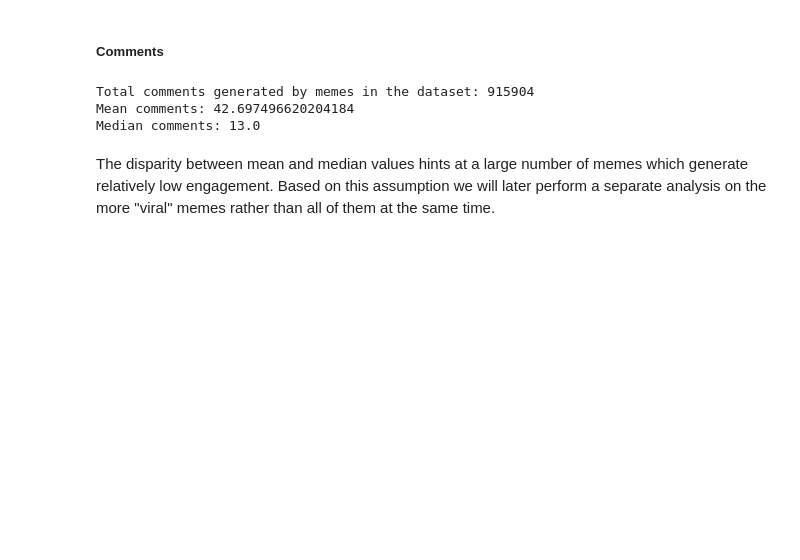
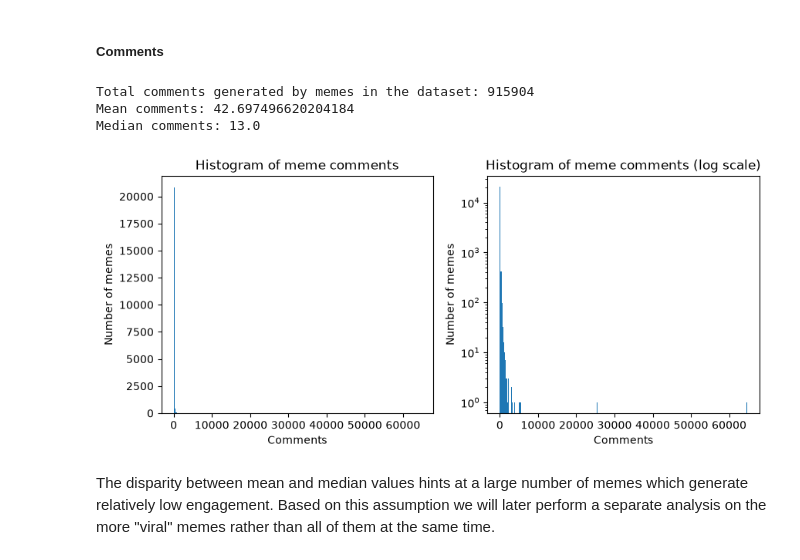
Before and after one commit to Gauss-PWr/meme-trends-analysis, a Jupyter notebook: main.ipynb, the cells around one changed output. Saved outputs shown, nothing was run; the diff lists cells and outputs as text; code cells hidden in the pictures; blank space fills up the shorter version.

```diff
--- a/main.ipynb
+++ b/main.ipynb
@@ -82,11 +110,26 @@ Median number of photos: 8.0
 # %%
 print(f"Total comments generated by memes in the dataset: {memes["comments"].sum()}")
 print(f"Mean comments: {memes["comments"].mean()}")
 print(f"Median comments: {memes["comments"].median()}")
+
+fig, ax = plt.subplots(ncols=2, figsize=(10,4))
+for i in range(2):
+    ax[i].set_xlabel("Comments")
+    ax[i].set_ylabel("Number of memes")
+
+ax[0].hist(memes["comments"], bins="auto")
+ax[0].set_title("Histogram of meme comments")
+
+ax[1].hist(memes["comments"], bins="auto")
+ax[1].set_yscale("log")
+ax[1].set_title("Histogram of meme comments (log scale)")
+
+plt.show()
 # %% [output]
 Total comments generated by memes in the dataset: 915904
 Mean comments: 42.697496620204184
 Median comments: 13.0
+[figure, added]
 # %% [markdown]
 The disparity between mean and median values hints at a large number of memes which generate relatively low engagement. Based on this assumption we will later perform a separate analysis on the more "viral" memes rather than all of them at the same time.
 # %% [markdown]
```
Also changed, not shown: parts of 17 cells of this notebook, 2 other files.
